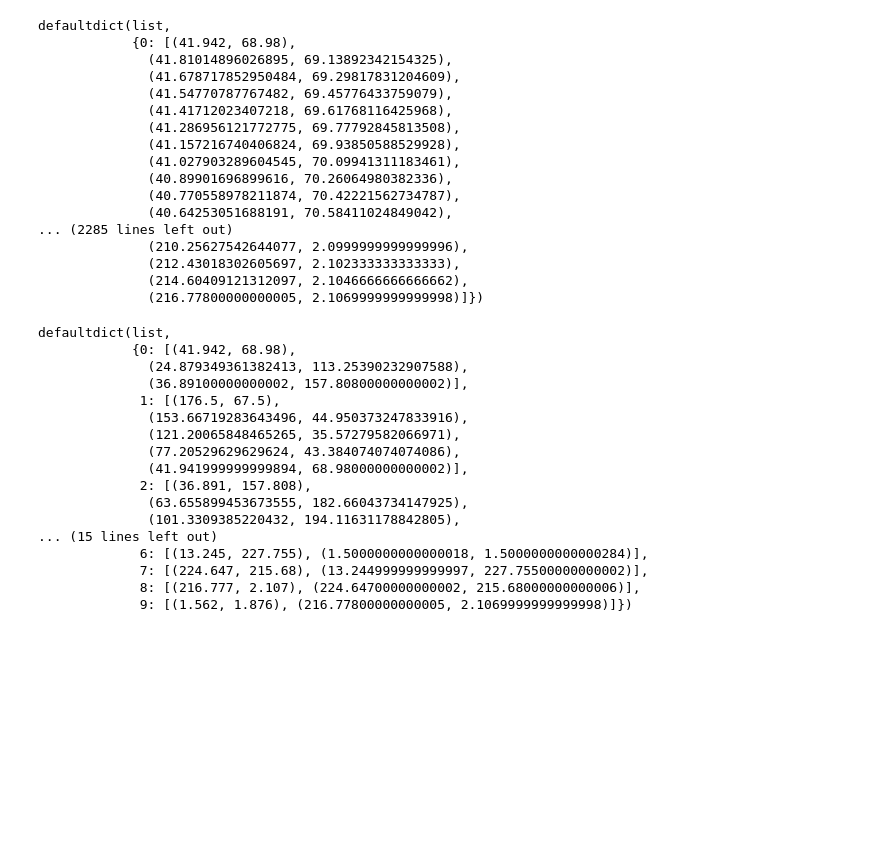
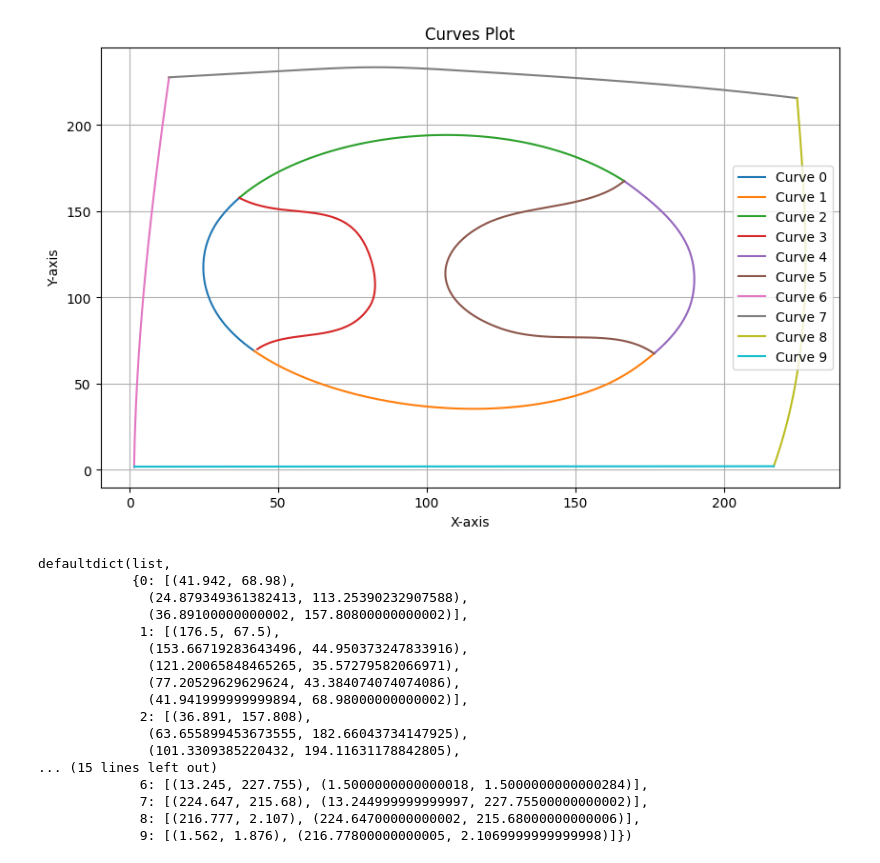
Before and after one commit to shubhamshinde6762/Adobe_Gensolve, a Jupyter notebook: Ramer-Douglas-Peucker.ipynb, the cells around one changed output. Saved outputs shown, nothing was run; the diff lists cells and outputs as text; code cells hidden in the pictures; blank space fills up the shorter version.

```diff
--- a/Ramer-Douglas-Peucker.ipynb
+++ b/Ramer-Douglas-Peucker.ipynb
@@ -88,26 +88,21 @@ with open('out.csv', newline='') as csvfile:
             curves[curve_no].append((x, y))
         except ValueError as e:
             print(f"Skipping line due to error: {e}")
-# %%
-curves
-# %% [output]
-defaultdict(list,
-            {0: [(41.942, 68.98),
-              (41.81014896026895, 69.13892342154325),
-              (41.678717852950484, 69.29817831204609),
-              (41.54770787767482, 69.45776433759079),
-              (41.41712023407218, 69.61768116425968),
-              (41.286956121772775, 69.77792845813508),
-              (41.157216740406824, 69.93850588529928),
-              (41.027903289604545, 70.09941311183461),
-              (40.89901696899616, 70.26064980382336),
-              (40.770558978211874, 70.42221562734787),
-              (40.64253051688191, 70.58411024849042),
-... (2285 lines left out)
-              (210.25627542644077, 2.0999999999999996),
-              (212.43018302605697, 2.102333333333333),
-              (214.60409121312097, 2.1046666666666662),
-              (216.77800000000005, 2.1069999999999998)]})
+# %%
+plt.figure(figsize=(10, 6))
+
+for index, points in curves.items():
+    x_values, y_values = zip(*points)  # Unpack the list of tuples into two lists: x_values and y_values
+    plt.plot(x_values, y_values, label=f'Curve {index}')
+
+plt.xlabel('X-axis')
+plt.ylabel('Y-axis')
+plt.title('Curves Plot')
+plt.legend()
+plt.grid(True)
+plt.show()
+# %% [output]
+[figure, added]
 # %%
 epsilon_initial = 1.5
 simplified_curves = defaultdict(list)
```
Also changed, not shown: 1 other file.
